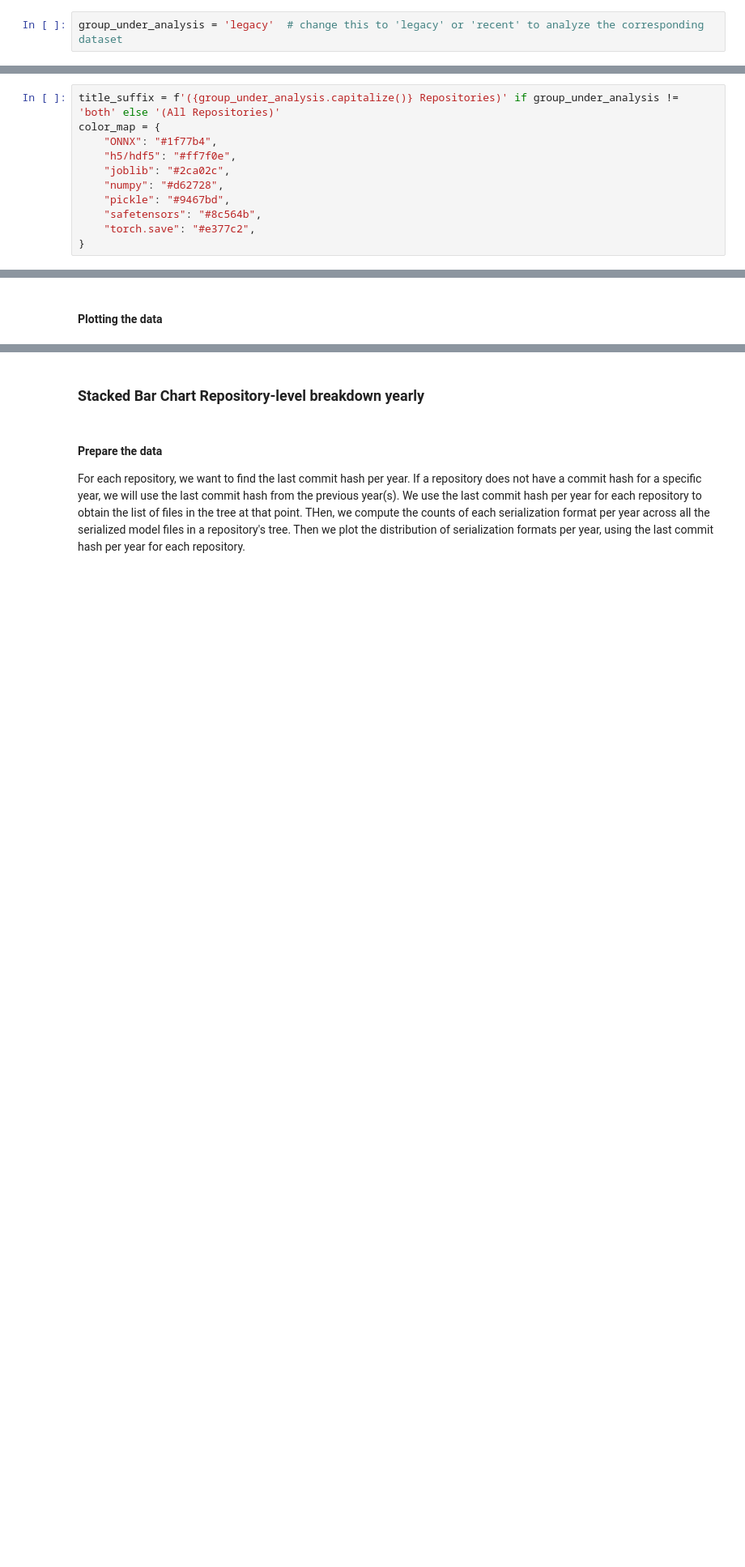
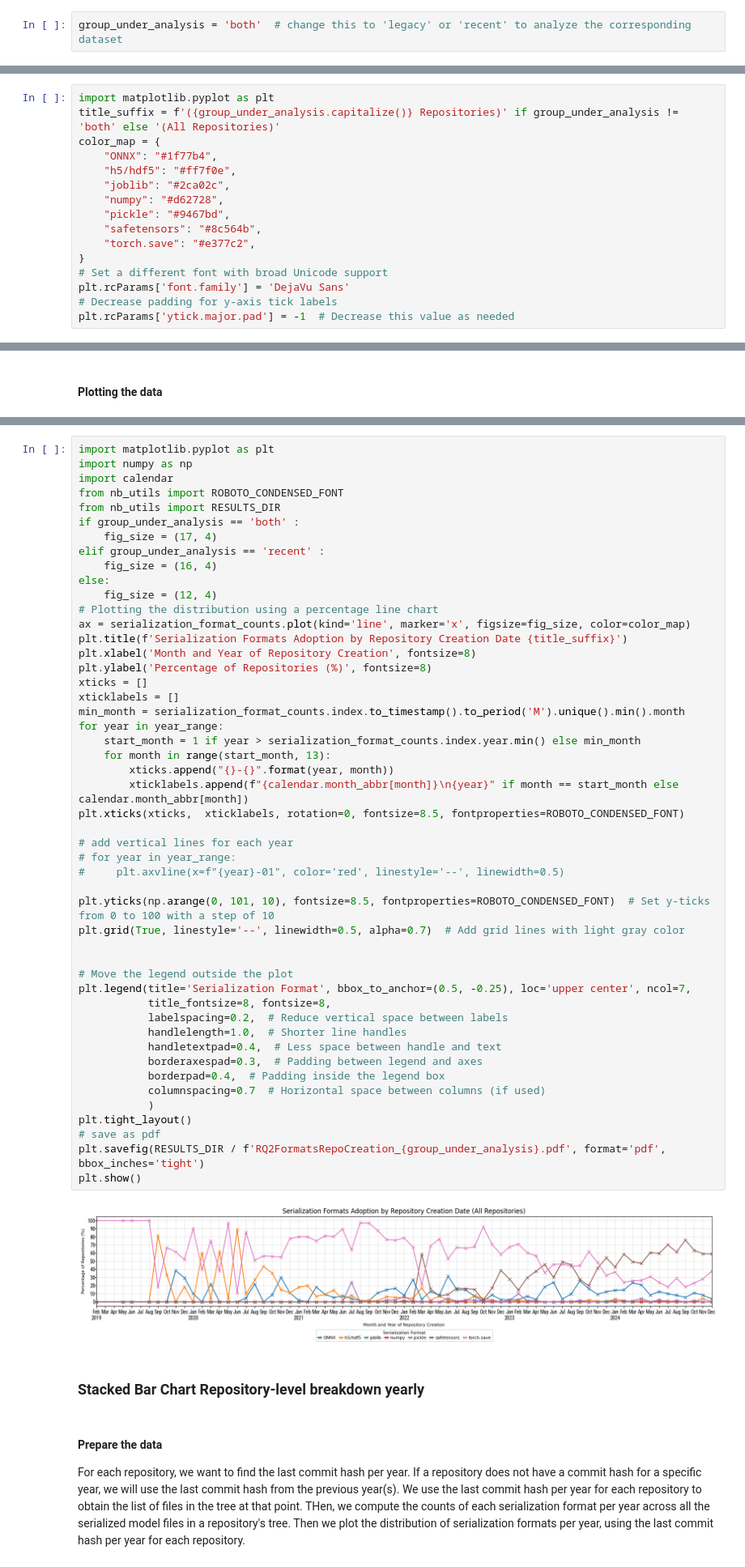
Before and after one commit to s2e-lab/model-evolution, a Jupyter notebook: scripts/notebooks/rq2_analysis.ipynb, the cells around one changed output, grey strips where cells are left out. Shown at 81% size. Saved outputs shown, nothing was run; the diff lists cells and outputs as text; blank space fills up the shorter version.

```diff
--- a/scripts/notebooks/rq2_analysis.ipynb
+++ b/scripts/notebooks/rq2_analysis.ipynb
@@ -4,7 +4,7 @@ This notebook contains the analysis for RQ2. The goal of this analysis is to und
 # %% [markdown]
 ## Select the dataset to analyze
 # %%
-group_under_analysis = 'legacy'  # change this to 'legacy' or 'recent' to analyze the corresponding dataset
+group_under_analysis = 'both'  # change this to 'legacy' or 'recent' to analyze the corresponding dataset
 # %% [markdown]
 ## Load the data
 The data is loaded from the `read_repositories_evolution` function, which reads the evolution of repositories from a CSV file. The data contains the commit hash, date, repository URL, and serialization format for each model file in the tree at the time.
@@ -40,6 +40,7 @@ df
 # %% [markdown]
 ### Common Configuration
 # %%
+import matplotlib.pyplot as plt
 title_suffix = f'({group_under_analysis.capitalize()} Repositories)' if group_under_analysis != 'both' else '(All Repositories)'
 color_map = {
     "ONNX": "#1f77b4",
@@ -50,6 +51,10 @@ color_map = {
     "safetensors": "#8c564b",
     "torch.save": "#e377c2",
 }
+# Set a different font with broad Unicode support
+plt.rcParams['font.family'] = 'DejaVu Sans'
+# Decrease padding for y-axis tick labels
+plt.rcParams['ytick.major.pad'] = -1  # Decrease this value as needed
 # %% [markdown]
 ### Line Chart Repository-level breakdown
 Step by step:
@@ -148,3 +108,54 @@ plt.show()
+# %%
+import matplotlib.pyplot as plt
+import numpy as np
+import calendar
+from nb_utils import ROBOTO_CONDENSED_FONT
+from nb_utils import RESULTS_DIR
+if group_under_analysis == 'both' :
+    fig_size = (17, 4)
+elif group_under_analysis == 'recent' :
+    fig_size = (16, 4)
+else:
+    fig_size = (12, 4)
+# Plotting the distribution using a percentage line chart
+ax = serialization_format_counts.plot(kind='line', marker='x', figsize=fig_size, color=color_map)
+plt.title(f'Serialization Formats Adoption by Repository Creation Date {title_suffix}')
+plt.xlabel('Month and Year of Repository Creation', fontsize=8)
+plt.ylabel('Percentage of Repositories (%)', fontsize=8)
+xticks = []
+xticklabels = []
+min_month = serialization_format_counts.index.to_timestamp().to_period('M').unique().min().month
+for year in year_range:
+    start_month = 1 if year > serialization_format_counts.index.year.min() else min_month
+    for month in range(start_month, 13):
+        xticks.append("{}-{}".format(year, month))
+        xticklabels.append(f"{calendar.month_abbr[month]}\n{year}" if month == start_month else calendar.month_abbr[month])
+plt.xticks(xticks,  xticklabels, rotation=0, fontsize=8.5, fontproperties=ROBOTO_CONDENSED_FONT)
+
+# add vertical lines for each year
+# for year in year_range:
+#     plt.axvline(x=f"{year}-01", color='red', linestyle='--', linewidth=0.5)
+
+plt.yticks(np.arange(0, 101, 10), fontsize=8.5, fontproperties=ROBOTO_CONDENSED_FONT)  # Set y-ticks from 0 to 100 with a step of 10
+plt.grid(True, linestyle='--', linewidth=0.5, alpha=0.7)  # Add grid lines with light gray color
+
+
+# Move the legend outside the plot
+plt.legend(title='Serialization Format', bbox_to_anchor=(0.5, -0.25), loc='upper center', ncol=7,
+           title_fontsize=8, fontsize=8,
+           labelspacing=0.2,  # Reduce vertical space between labels
+           handlelength=1.0,  # Shorter line handles
+           handletextpad=0.4,  # Less space between handle and text
+           borderaxespad=0.3,  # Padding between legend and axes
+           borderpad=0.4,  # Padding inside the legend box
+           columnspacing=0.7  # Horizontal space between columns (if used)
+           )
+plt.tight_layout()
+# save as pdf
+plt.savefig(RESULTS_DIR / f'RQ2FormatsRepoCreation_{group_under_analysis}.pdf', format='pdf', bbox_inches='tight')
+plt.show()
+# %% [output]
+[figure, added]
 # %% [markdown]
 ### Stacked Bar Chart Repository-level breakdown yearly
 # %% [markdown]
```
Also changed, not shown: parts of 5 cells of this notebook, 10 other files.
